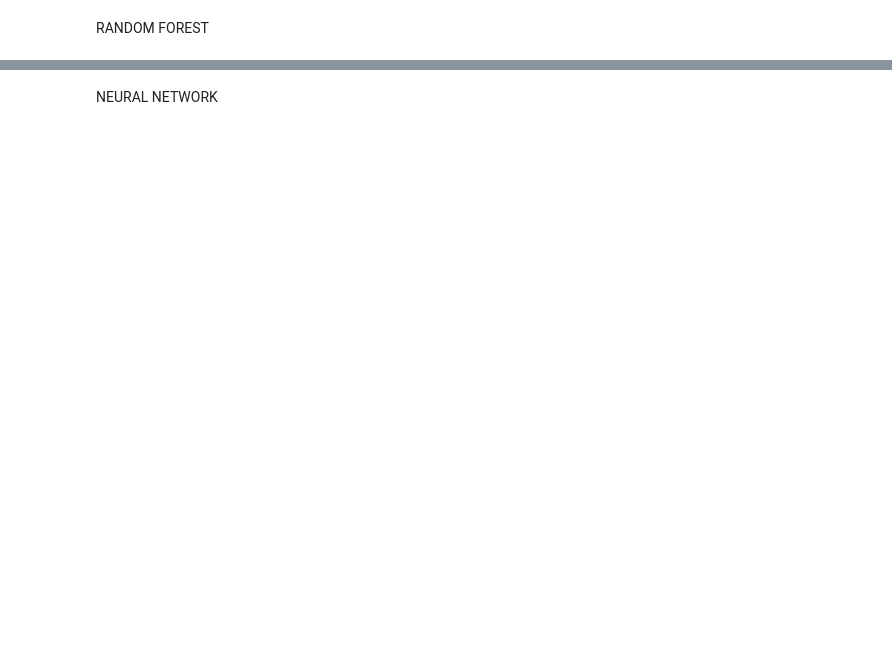
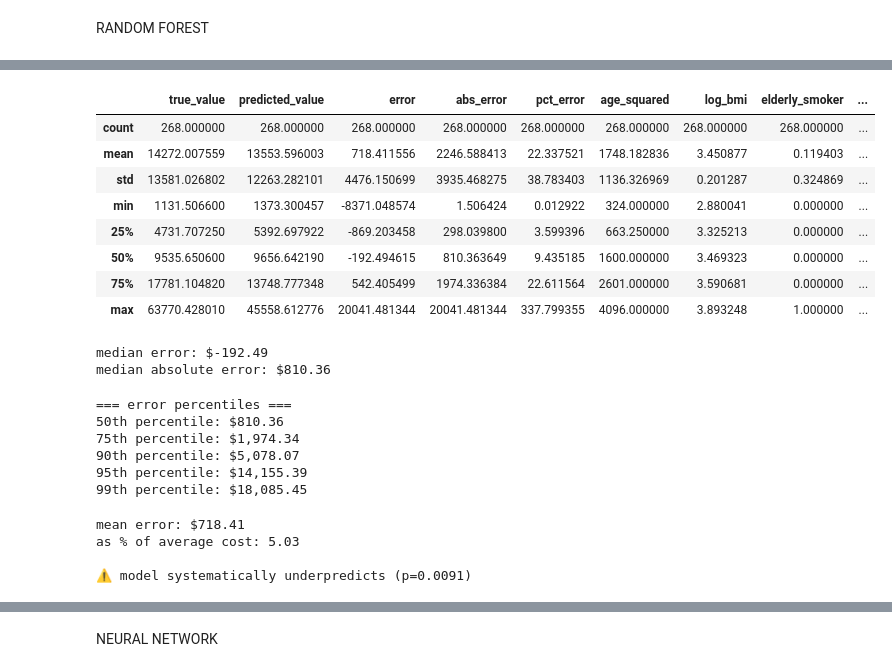
Before and after one commit to Mikayla-ds2/insurance_ml, a Jupyter notebook: model.ipynb, the cells around one changed output, grey strips where cells are left out. Cells and saved outputs as stored; diff of their text form; code cells hidden in the pictures; blank space fills up the shorter version.

Commit message:
error analysis has been complete; about to start deployment of the decision tree model, it's the best

```diff
--- a/model.ipynb
+++ b/model.ipynb
@@ -557,9 +1005,12 @@ error_data_rf = pd.DataFrame({
     'pct_error': pct_errors
 })
 
-x_test_original = pd.DataFrame(
-    x_scaler.inverse_transform(x_test),
-    columns = x_names
-)
+x_test_features = pd.concat([
+    x_test_cont_unscaled.reset_index(drop=True),
+    x_test_bin_clean.reset_index(drop=True)
+], axis=1)
 
-error_data_rf = pd.concat([error_data_rf, x_test_original.reset_index(drop = True)], axis = 1)
+error_data_rf = pd.concat([
+    error_data_rf.reset_index(drop=True),
+    x_test_features.reset_index(drop=True)
+], axis=1)
@@ -566,2 +1026,53 @@ error_data_rf = pd.concat([error_data_rf, x_test_original.reset_index(drop = Tru
 # %%
 error_data_rf.to_csv('errors_rf.csv')
+# %%
+error_data_rf.describe()
+# %% [output]
+|  | true_value | predicted_value | error | abs_error | pct_error | age_squared | log_bmi | elderly_smoker | ... |
+| count | 268.000000 | 268.000000 | 268.000000 | 268.000000 | 268.000000 | 268.000000 | 268.000000 | 268.000000 | ... |
+| mean | 14272.007559 | 13553.596003 | 718.411556 | 2246.588413 | 22.337521 | 1748.182836 | 3.450877 | 0.119403 | ... |
+| std | 13581.026802 | 12263.282101 | 4476.150699 | 3935.468275 | 38.783403 | 1136.326969 | 0.201287 | 0.324869 | ... |
+| min | 1131.506600 | 1373.300457 | -8371.048574 | 1.506424 | 0.012922 | 324.000000 | 2.880041 | 0.000000 | ... |
+| 25% | 4731.707250 | 5392.697922 | -869.203458 | 298.039800 | 3.599396 | 663.250000 | 3.325213 | 0.000000 | ... |
+| 50% | 9535.650600 | 9656.642190 | -192.494615 | 810.363649 | 9.435185 | 1600.000000 | 3.469323 | 0.000000 | ... |
+| 75% | 17781.104820 | 13748.777348 | 542.405499 | 1974.336384 | 22.611564 | 2601.000000 | 3.590681 | 0.000000 | ... |
+| max | 63770.428010 | 45558.612776 | 20041.481344 | 20041.481344 | 337.799355 | 4096.000000 | 3.893248 | 1.000000 | ... |
+# %%
+# missing error statistics
+print(f"median error: ${np.median(errors):,.2f}")
+print(f"median absolute error: ${np.median(abs_errors):,.2f}")
+# %% [output]
+median error: $-192.49
+median absolute error: $810.36
+# %%
+# error percentiles
+print('=== error percentiles ===')
+for percentile in [50, 75, 90, 95, 99]:
+    value = np.percentile(abs_errors, percentile)
+    print(f'{percentile}th percentile: ${value:,.2f}')
+# %% [output]
+=== error percentiles ===
+50th percentile: $810.36
+75th percentile: $1,974.34
+90th percentile: $5,078.07
+95th percentile: $14,155.39
+99th percentile: $18,085.45
+# %%
+# check for bias (systematic open/under prediction)
+t_stat, p_value = stats.ttest_1samp(errors, 0)
+
+print(f"mean error: ${errors.mean():.2f}")
+print(f'as % of average cost: {(errors.mean() / y_true_dt.mean()) * 100:.2f}')
+
+if p_value < 0.05 and abs(errors.mean()) > 100:
+    if errors.mean() > 0:
+        print(f"\n⚠️ model systematically underpredicts (p={p_value:.4f})")
+    else:
+        print(f"\n⚠️ model systematically overpredicts (p={p_value:.4f})")
+else:
+    print(f"\n✅ no significant systematic bias detected (p={p_value:.4f})")
+# %% [output]
+mean error: $718.41
+as % of average cost: 5.03
+
+⚠️ model systematically underpredicts (p=0.0091)
```
Also changed, not shown: parts of 70 cells of this notebook, 2 other files.
